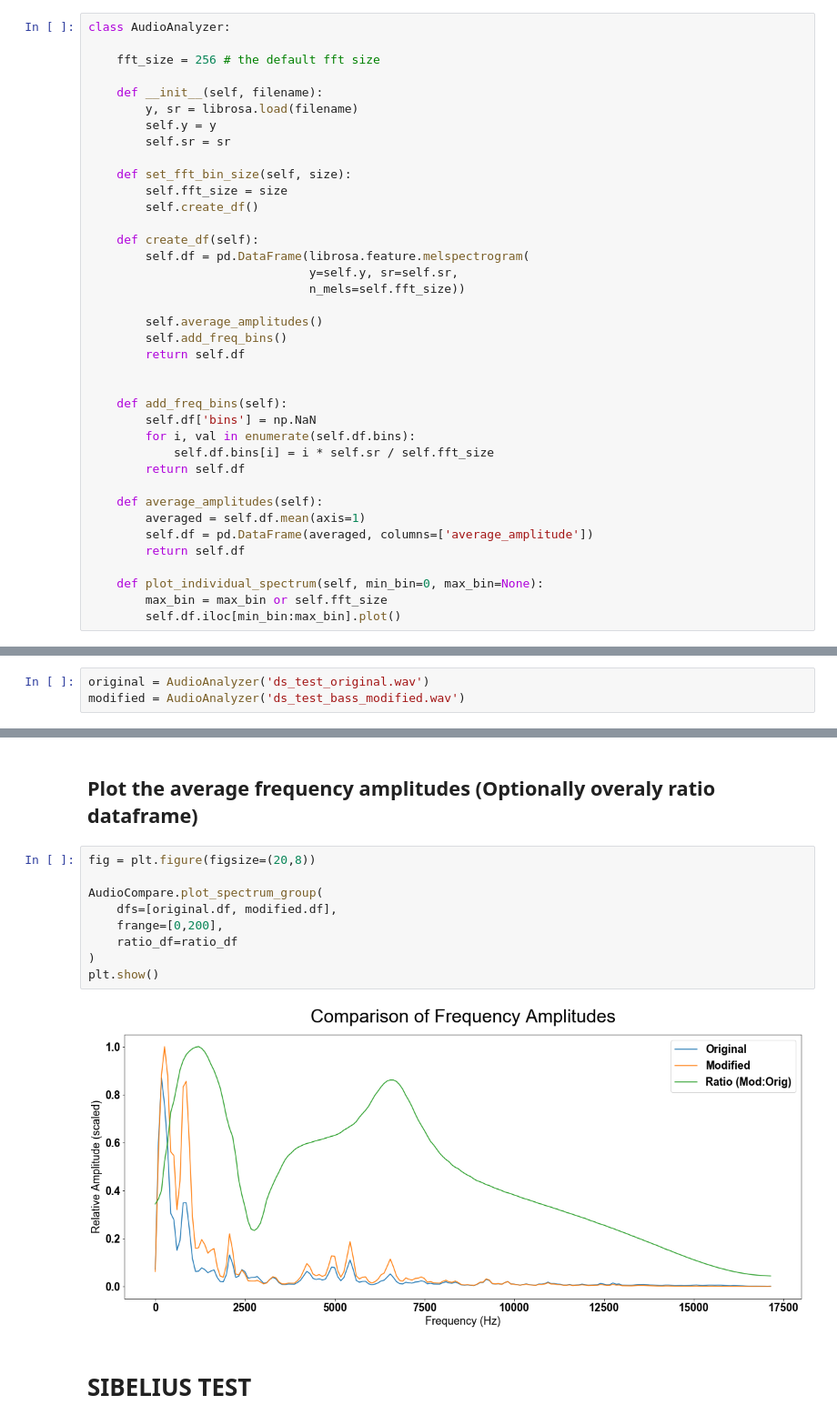
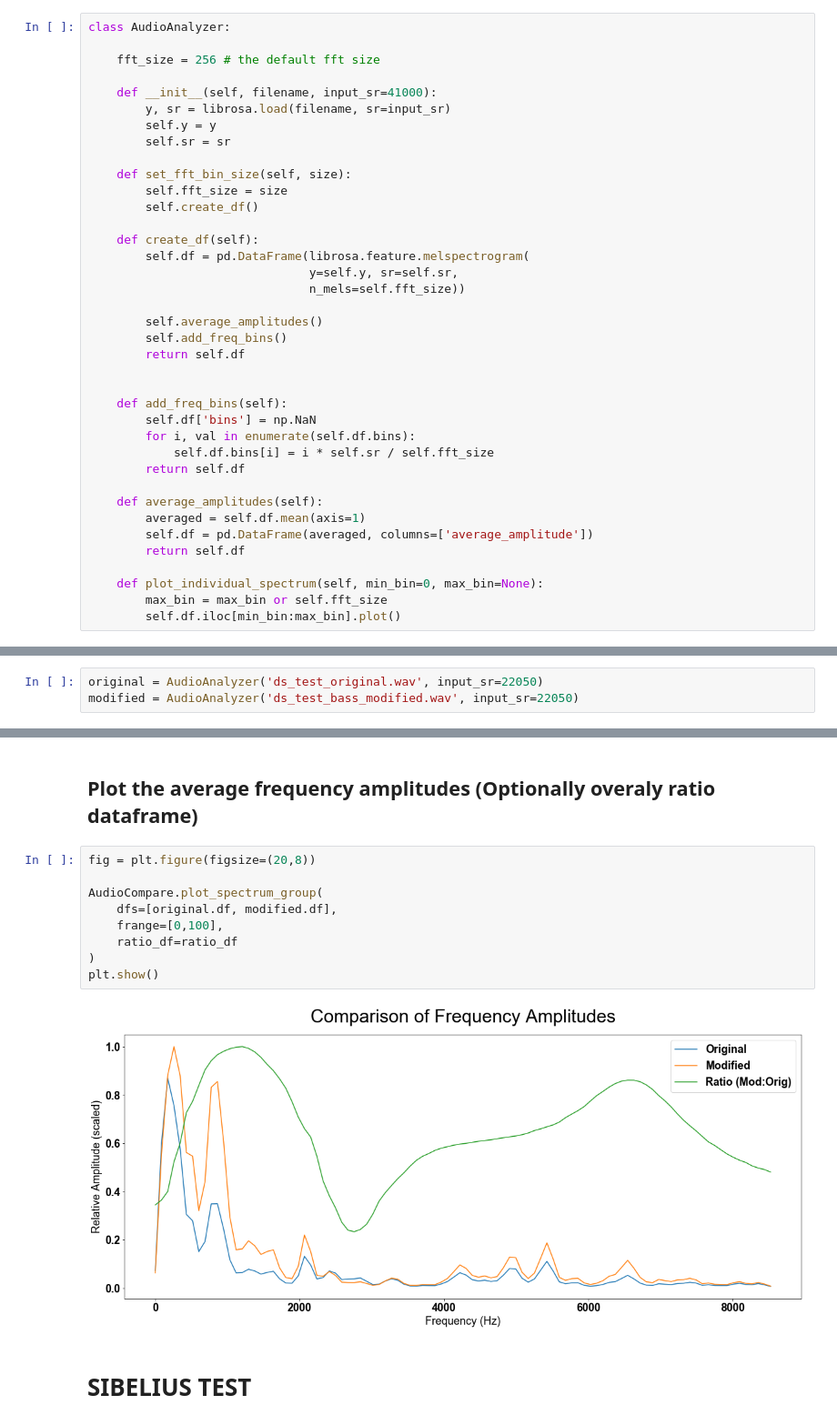
Before and after one commit to QED0711/ds_practice, a Jupyter notebook: librosa/audio_file_analyzer.ipynb, the cells around one changed output, grey strips where cells are left out. Shown at 91% size. Saved outputs shown, nothing was run; the diff lists cells and outputs as text.

```diff
--- a/librosa/audio_file_analyzer.ipynb
+++ b/librosa/audio_file_analyzer.ipynb
@@ -51,8 +51,8 @@ class AudioAnalyzer:
 
     fft_size = 256 # the default fft size
 
-    def __init__(self, filename):
-        y, sr = librosa.load(filename)
+    def __init__(self, filename, input_sr=41000):
+        y, sr = librosa.load(filename, sr=input_sr)
         self.y = y
         self.sr = sr
 
@@ -161,8 +161,8 @@ class AudioCompare:
 # %% [markdown]
 ## Load audio files - Original & Modified
 # %%
-original = AudioAnalyzer('ds_test_original.wav')
-modified = AudioAnalyzer('ds_test_bass_modified.wav')
+original = AudioAnalyzer('ds_test_original.wav', input_sr=22050)
+modified = AudioAnalyzer('ds_test_bass_modified.wav', input_sr=22050)
 # %% [markdown]
 ## Create the DataFrames for each audio file (will be stored in .df for each AudioAnalyzer)
 # %%
@@ -187,14 +187,14 @@ ratio_df = AudioCompare.get_ratio_df(original=original.df, modified=modified.df)
 # %%
 fig = plt.figure(figsize=(20,8))
 
 AudioCompare.plot_spectrum_group(
     dfs=[original.df, modified.df],
-    frange=[0,200],
+    frange=[0,100],
     ratio_df=ratio_df
 )
 plt.show()
 # %% [output]
-[figure, old version]
+[figure, new version]
 # %% [markdown]
 # SIBELIUS TEST
 # %%
```
Also changed, not shown: parts of 2 cells of this notebook.
